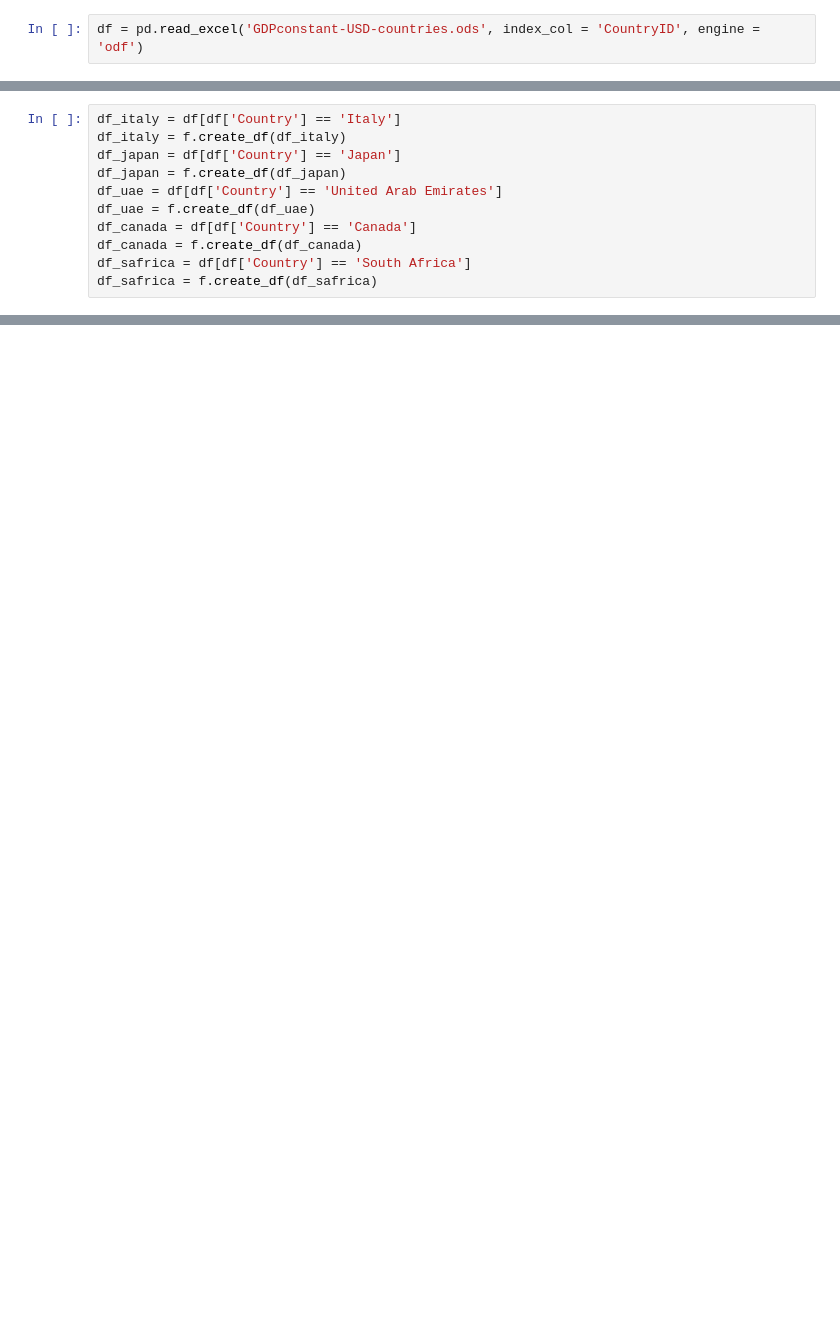
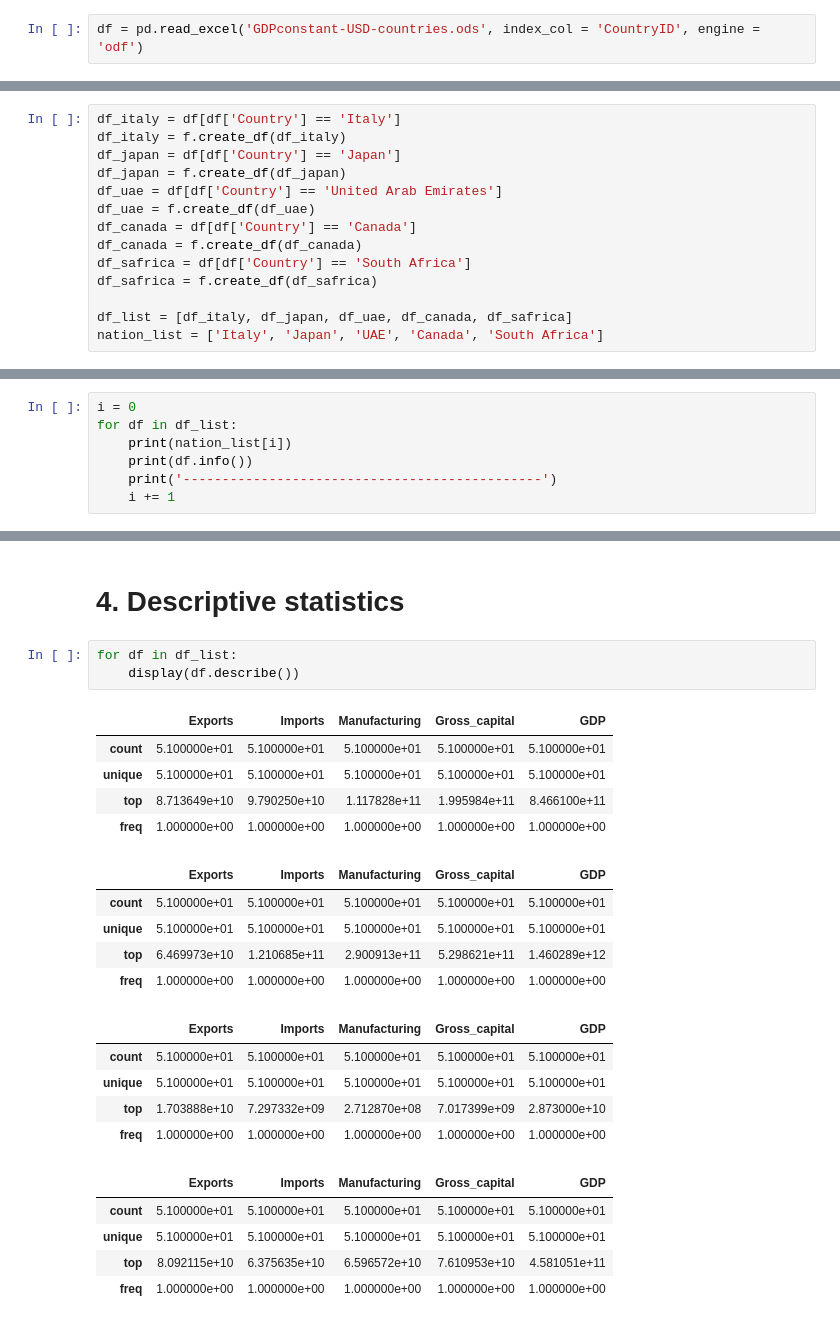
Before and after one commit to dariogemo/UNIVR-SMDS, a Jupyter notebook: prova.ipynb, the cells around one changed output, grey strips where cells are left out. Drawn from its saved outputs; the diff is of its cells as text; blank space fills up the shorter version.

Commit message:
decriptive statistics

```diff
--- a/prova.ipynb
+++ b/prova.ipynb
@@ -39,3 +60,6 @@ df_canada = df[df['Country'] == 'Canada']
 df_canada = f.create_df(df_canada)
 df_safrica = df[df['Country'] == 'South Africa']
 df_safrica = f.create_df(df_safrica)
+
+df_list = [df_italy, df_japan, df_uae, df_canada, df_safrica]
+nation_list = ['Italy', 'Japan', 'UAE', 'Canada', 'South Africa']
@@ -61,0 +66,7 @@ df_canada
+# %%
+i = 0
+for df in df_list:
+    print(nation_list[i])
+    print(df.info())
+    print('----------------------------------------------')
+    i += 1
@@ -61,0 +91,26 @@ df_canada
+# %% [markdown]
+# 4. Descriptive statistics
+# %%
+for df in df_list:
+    display(df.describe())
+# %% [output]
+|  | Exports | Imports | Manufacturing | Gross_capital | GDP |
+| count | 5.100000e+01 | 5.100000e+01 | 5.100000e+01 | 5.100000e+01 | 5.100000e+01 |
+| unique | 5.100000e+01 | 5.100000e+01 | 5.100000e+01 | 5.100000e+01 | 5.100000e+01 |
+| top | 8.713649e+10 | 9.790250e+10 | 1.117828e+11 | 1.995984e+11 | 8.466100e+11 |
+| freq | 1.000000e+00 | 1.000000e+00 | 1.000000e+00 | 1.000000e+00 | 1.000000e+00 |
+|  | Exports | Imports | Manufacturing | Gross_capital | GDP |
+| count | 5.100000e+01 | 5.100000e+01 | 5.100000e+01 | 5.100000e+01 | 5.100000e+01 |
+| unique | 5.100000e+01 | 5.100000e+01 | 5.100000e+01 | 5.100000e+01 | 5.100000e+01 |
+| top | 6.469973e+10 | 1.210685e+11 | 2.900913e+11 | 5.298621e+11 | 1.460289e+12 |
+| freq | 1.000000e+00 | 1.000000e+00 | 1.000000e+00 | 1.000000e+00 | 1.000000e+00 |
+|  | Exports | Imports | Manufacturing | Gross_capital | GDP |
+| count | 5.100000e+01 | 5.100000e+01 | 5.100000e+01 | 5.100000e+01 | 5.100000e+01 |
+| unique | 5.100000e+01 | 5.100000e+01 | 5.100000e+01 | 5.100000e+01 | 5.100000e+01 |
+| top | 1.703888e+10 | 7.297332e+09 | 2.712870e+08 | 7.017399e+09 | 2.873000e+10 |
+| freq | 1.000000e+00 | 1.000000e+00 | 1.000000e+00 | 1.000000e+00 | 1.000000e+00 |
+|  | Exports | Imports | Manufacturing | Gross_capital | GDP |
+| count | 5.100000e+01 | 5.100000e+01 | 5.100000e+01 | 5.100000e+01 | 5.100000e+01 |
+| unique | 5.100000e+01 | 5.100000e+01 | 5.100000e+01 | 5.100000e+01 | 5.100000e+01 |
+| top | 8.092115e+10 | 6.375635e+10 | 6.596572e+10 | 7.610953e+10 | 4.581051e+11 |
+| freq | 1.000000e+00 | 1.000000e+00 | 1.000000e+00 | 1.000000e+00 | 1.000000e+00 |
```
Also changed, not shown: parts of 21 cells of this notebook, 1 other file.
